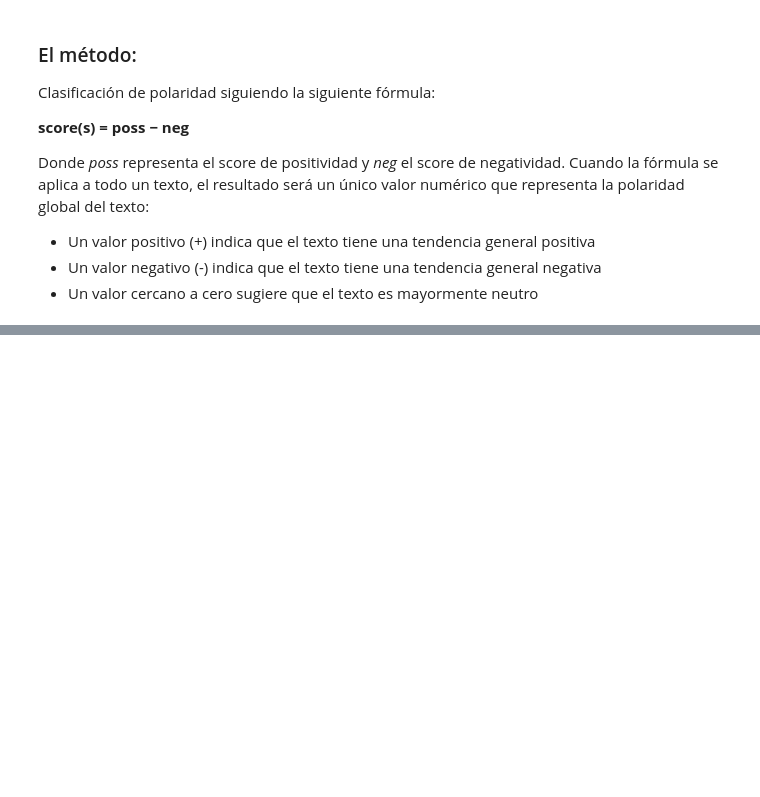
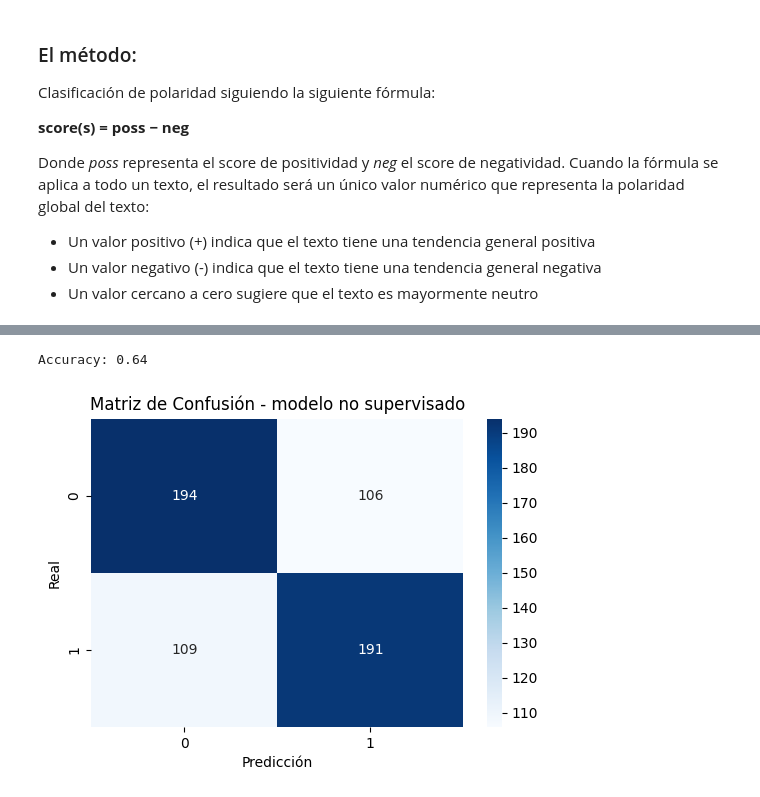
Before and after one commit to TaliaPr/Natural-Language-Processing, a Jupyter notebook: Practica_2/Program.ipynb, the cells around one changed output, grey strips where cells are left out. Drawn from its saved outputs; the diff is of its cells as text; code cells hidden in the pictures; blank space fills up the shorter version.

```diff
--- a/Practica_2/Program.ipynb
+++ b/Practica_2/Program.ipynb
@@ -801,0 +864,28 @@ predicciones = predecir_sentimiento(test_tagged, rf_model)
+# %%
+
+def predecir_sentimiento_pond(tagged_docs_nuevos, modelo):
+    # Extraer los features POS-sentiment
+    X_nuevos = extract_pos_sentiment_features(tagged_docs_nuevos)
+
+    # Predecir usando el modelo entrenado
+    etiquetas_predichas = modelo.predict(X_nuevos)
+
+    return etiquetas_predichas
+
+# Nuevos documentos POS-tagged
+predicciones = predecir_sentimiento_pond(test_tagged, rf_model)
+
+# Accuracy
+accuracy = accuracy_score(test_labels, predicciones)
+print(f"Accuracy: {accuracy:.2f}")
+# Matriz de Confusión
+con = confusion_matrix(test_labels, predicciones)
+plt.figure(figsize=(6, 4))
+sns.heatmap(con, annot=True, fmt='d', cmap='Blues')
+plt.title(f'Matriz de Confusión - modelo no supervisado')
+plt.xlabel('Predicción')
+plt.ylabel('Real')
+plt.show()
+# %% [output]
+Accuracy: 0.64
+[figure, added]
```
Also changed, not shown: parts of 46 cells of this notebook, 2 other files.
